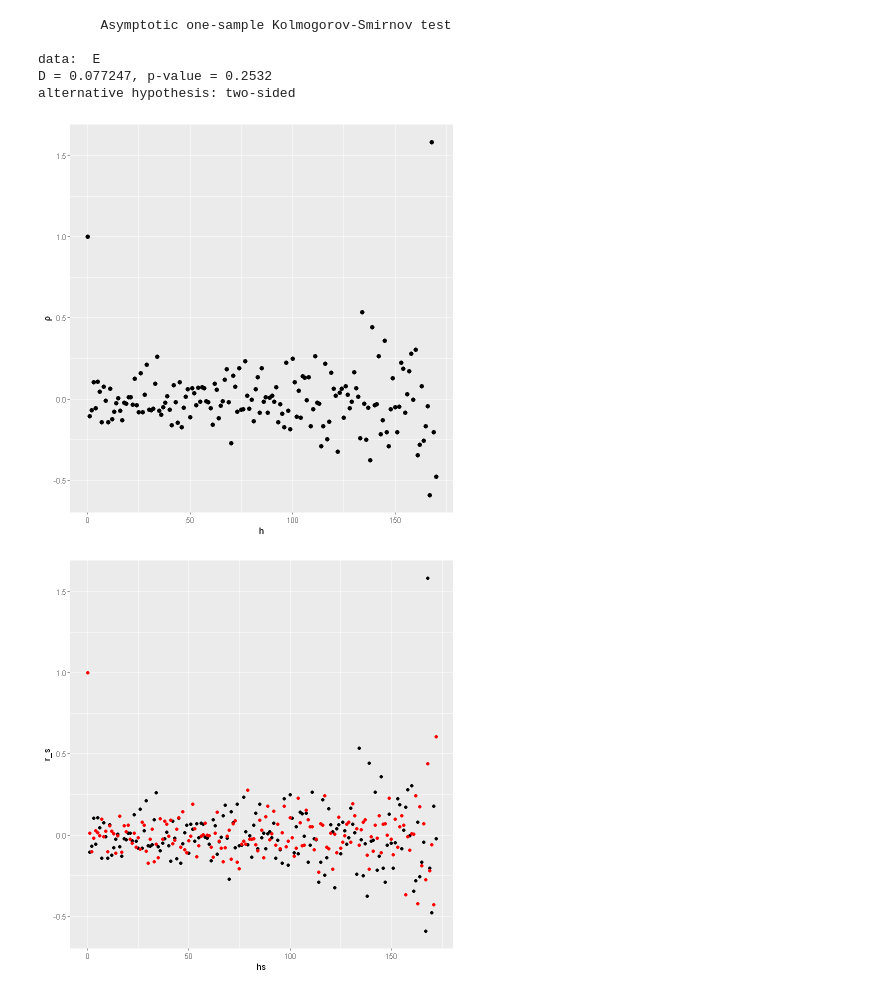
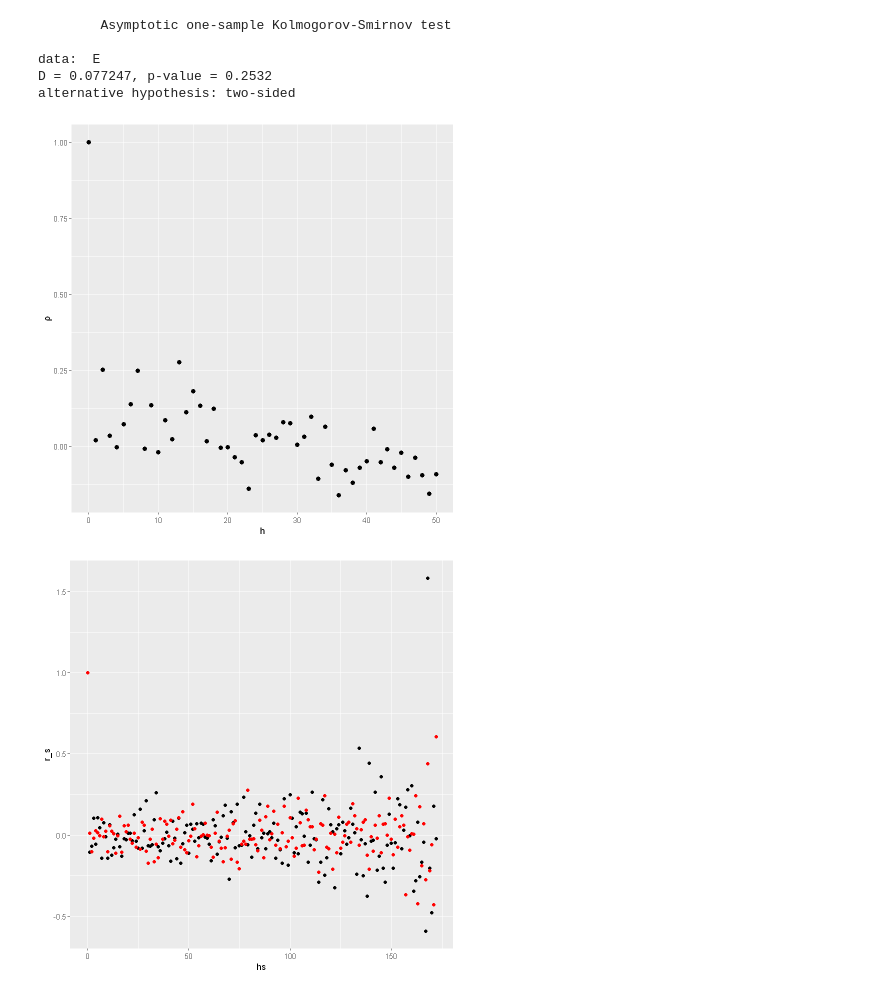
Before and after one commit to HalasTomasz/Kaszcz, a Jupyter notebook: Raport/Malec.ipynb, the cells around one changed output. Saved outputs shown, nothing was run; the diff lists cells and outputs as text; code cells hidden in the pictures.

```diff
--- a/Raport/Malec.ipynb
+++ b/Raport/Malec.ipynb
@@ -90,5 +80,6 @@ cor(X, Y)^2
 E <- Y - a*X - b
 df <- data.frame(X=X, Y=Y, E=E)
 df <- df %>% arrange(X)
+E <- df$E
 # %%
 ggplot() +
@@ -170,31 +165,31 @@ D = 0.077247, p-value = 0.2532
 alternative hypothesis: two-sided
 # %%
 n <- length(E)
-hs <- 0:170
+hs <- 0:50
 Xt <- rnorm(n, 0, sd(E))
 
 g_ <- function(X, h) {
     return ( mean( (X[(1+h):n] - mean(X)) * (X[1:(n-h)] - mean(X)) ) )
 }
 
 g_s <- c()
 g_s2 <- c()
 for (h in hs) {
     g_s <- append(g_s, g_(E, h))
     g_s2 <- append(g_s2, g_(Xt, h))
 }
 
 r_s = g_s / g_(E, 0)
 r_s2 = g_s2 / g_(Xt, 0)
 
 ggplot() +
   geom_point(aes(hs, r_s), size=2.2) +
   #scale_color_manual(labels=c("", ""), values=c('#00b3ff', "#d36f12")) +
   labs(col="") +
   xlab("h") +
   ylab("ρ")
 # %% [output]
-[figure, old version]
+[figure, new version]
 # %%
 n <- length(E)
 hs <- 0:172
```
Also changed, not shown: parts of 5 cells of this notebook, 1 other file.
